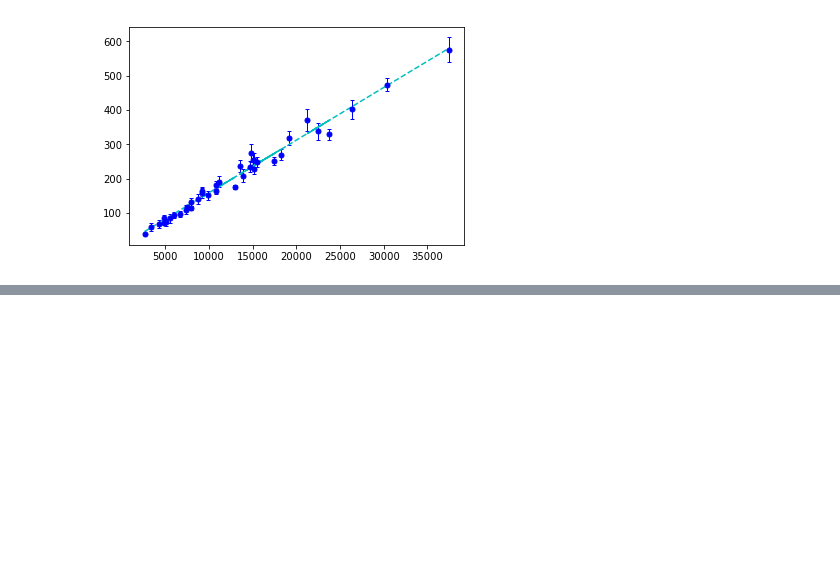
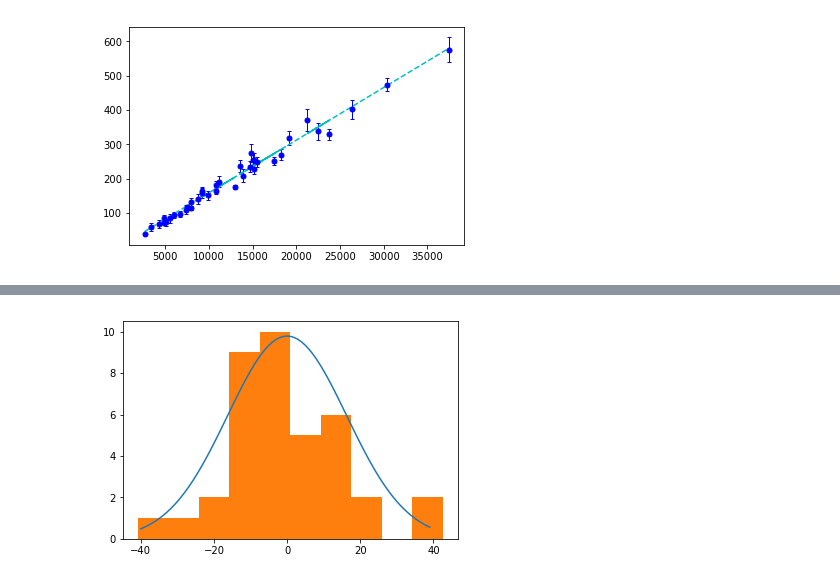
Before and after one commit to LLi1996/astrostat_lab1, a Jupyter notebook: code/lab1_isaac.ipynb, the cells around one changed output, grey strips where cells are left out. Drawn from its saved outputs; the diff is of its cells as text; code cells hidden in the pictures; blank space fills up the shorter version.

Commit message:
added histogram with gaussian distribution

```diff
--- a/code/lab1_isaac.ipynb
+++ b/code/lab1_isaac.ipynb
@@ -3,7 +3,8 @@ import numpy as np
 import matplotlib.pyplot as plt
 # %%
 #import data into separate columns
-distance, error, velocity = np.loadtxt('data.dat', usecols = (0,1,2), unpack = True, skiprows=7, delimiter='\t')
+input = '../data/data.dat'
+distance, error, velocity = np.loadtxt(input, usecols = (0,1,2), unpack = True, skiprows=7, delimiter='\t')
 # %%
 #initial plot
 %matplotlib inline
@@ -43,0 +55,4 @@ plt.hist(residuals)
+# %%
+sigma = np.std(residuals)
+mu = np.mean(residuals)
+x = np.arange(-40,40)
@@ -43,0 +72,14 @@ plt.hist(residuals)
+# %%
+def Gaussian(x, mu, sigma):
+    """models a normal Gaussian distribution with mean mu,
+    standard deviation sigma, and domain x"""
+
+    f1 = (1/(sigma*np.sqrt(2*np.pi)))
+    f2 = np.power(np.e, -np.power(x-mu, 2)/(2*np.power(sigma, 2)))
+
+    values = f1*f2
+
+    return values
+# %%
+gaussianFit = 400*Gaussian(x, mu, sigma)
+print(gaussianFit)
@@ -43,0 +101,7 @@ plt.hist(residuals)
+# %%
+%matplotlib inline
+plt.plot(x, gaussianFit)
+plt.hist(residuals)
+plt.show()
+# %% [output]
+[figure, added]
```
Also changed, not shown: parts of 7 cells of this notebook.
